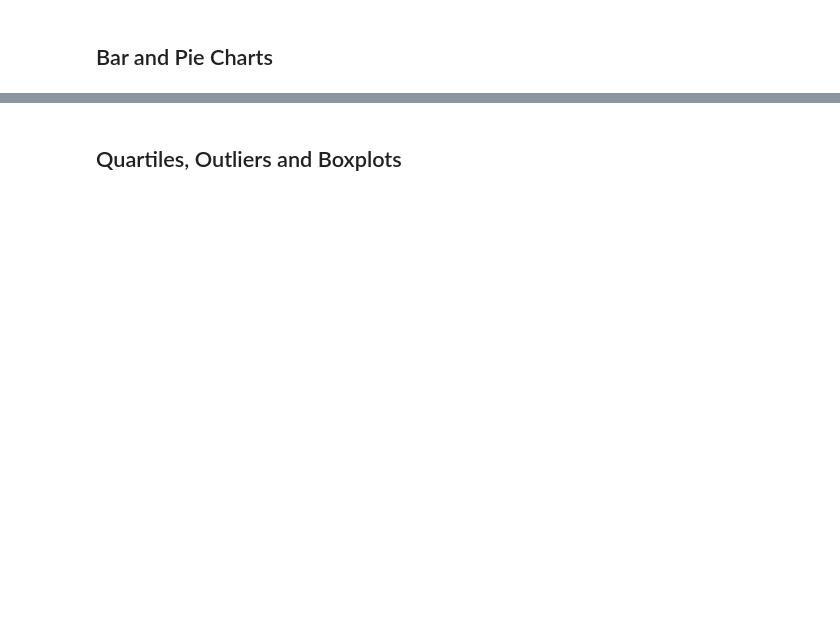
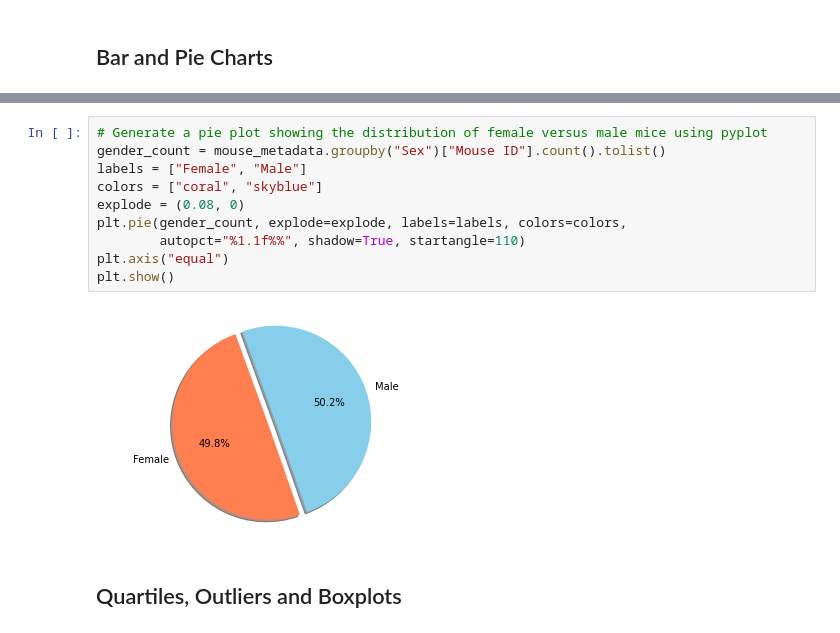
Before and after one commit to JohnGlendening/Matplotlib-Challenge, a Jupyter notebook: Pymaceuticals/pymaceuticals_starter.ipynb, the cells around one changed output, grey strips where cells are left out. Cells and saved outputs as stored; diff of their text form; blank space fills up the shorter version.

```diff
--- a/Pymaceuticals/pymaceuticals_starter.ipynb
+++ b/Pymaceuticals/pymaceuticals_starter.ipynb
@@ -105,2 +209,14 @@ mouse_count
+# %%
+# Generate a pie plot showing the distribution of female versus male mice using pyplot
+gender_count = mouse_metadata.groupby("Sex")["Mouse ID"].count().tolist()
+labels = ["Female", "Male"]
+colors = ["coral", "skyblue"]
+explode = (0.08, 0)
+plt.pie(gender_count, explode=explode, labels=labels, colors=colors,
+        autopct="%1.1f%%", shadow=True, startangle=110)
+plt.axis("equal")
+plt.show()
+# %% [output]
+[figure, added]
 # %% [markdown]
 ## Quartiles, Outliers and Boxplots
```
Also changed, not shown: parts of 24 cells of this notebook.
